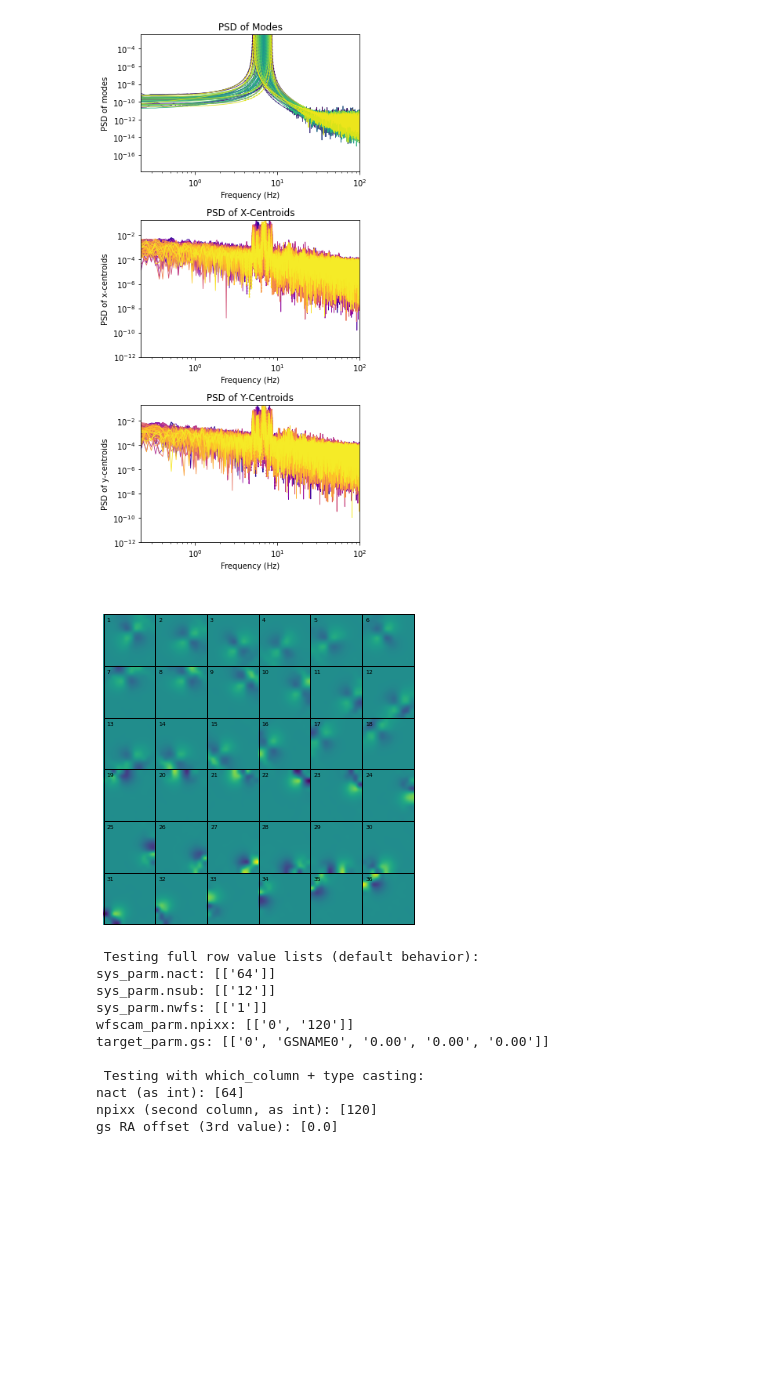
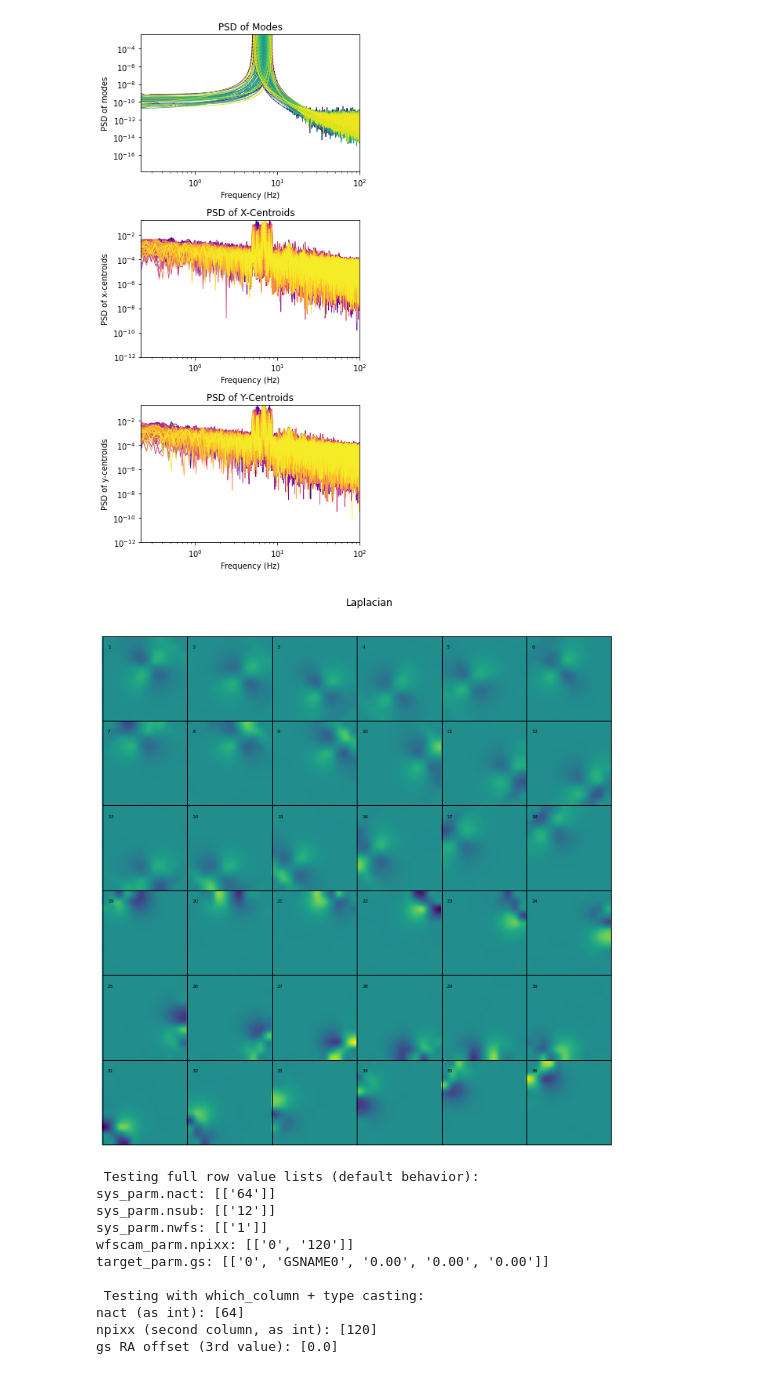
Before and after one commit to bpeck114/cacofoni, a Jupyter notebook: cacofoni/notebooks/test.ipynb, the cells around one changed output. Drawn from its saved outputs; the diff is of its cells as text; code cells hidden in the pictures; blank space fills up the shorter version.

```diff
--- a/cacofoni/notebooks/test.ipynb
+++ b/cacofoni/notebooks/test.ipynb
@@ -10,8 +10,12 @@ Exists? True
 # %%
 # Test make_cacofoni.py
 %autoreload 2
+import matplotlib.pyplot as plt
+import numpy as np
+from PIL import Image
+
 from cacofoni.make_cacofoni import make_cacofoni
 from cacofoni.imaka_io.irdfits import irdfits
 from cacofoni.config import CacofoniConfig
-laplacian, imatcacophony, idx = make_cacofoni()
+psdmod, freq, filter, filter1, psdmes, laplacian, imatcacophony, idx = make_cacofoni(silent=True)
 # %% [output]
@@ -181,41 +182,33 @@ plt.show()
 # %% [output]
 [figure]
 # %%
-import numpy as np
-import matplotlib.pyplot as plt
-from PIL import Image
-
 imsize = 84
-fig, ax = plt.subplots(figsize=(6, 6))
+fig, ax = plt.subplots(figsize=(12, 12))
 plt.axis('off')
 
-# Create a blank canvas to hold all 36 images
 canvas = np.zeros((6 * imsize, 6 * imsize))
 
-# Fill canvas with scaled Laplacian patches
 for i in range(6):
     for j in range(6):
         idx = j * 6 + i
         patch = laplacian[:, :, idx]
-        # Resize to (imsize, imsize) if needed
+        # Resize
         patch_resized = np.array(Image.fromarray(patch).resize((imsize, imsize), resample=Image.BICUBIC))
         x0, y0 = i * imsize, (5 - j) * imsize
         canvas[y0:y0+imsize, x0:x0+imsize] = patch_resized
 
-        # Annotate the patch
         ax.text(x0 + 5, y0 + imsize - 12, str(idx + 1), color='black', fontsize=6)
-
-# Show the full canvas
 ax.imshow(canvas, cmap='viridis', origin='lower')
 
-# Add bold black grid lines
 for i in range(7):
     ax.plot([0, 6 * imsize], [i * imsize, i * imsize], color='black', linewidth=1)
     ax.plot([i * imsize, i * imsize], [0, 6 * imsize], color='black', linewidth=1)
 
+plt.title("Laplacian")
+
 plt.show()
 # %% [output]
-[figure, old version]
+[figure, new version]
 # %%
 # Test read_param_values.py
 %autoreload 2
```
Also changed, not shown: parts of 4 cells of this notebook, 8 other files.
